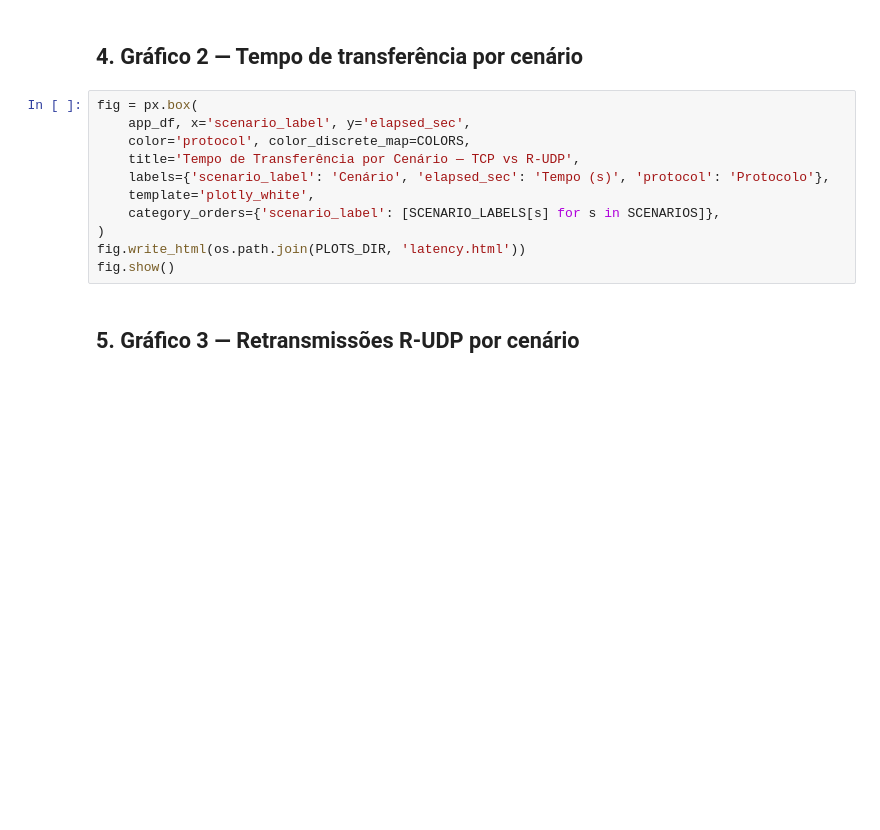
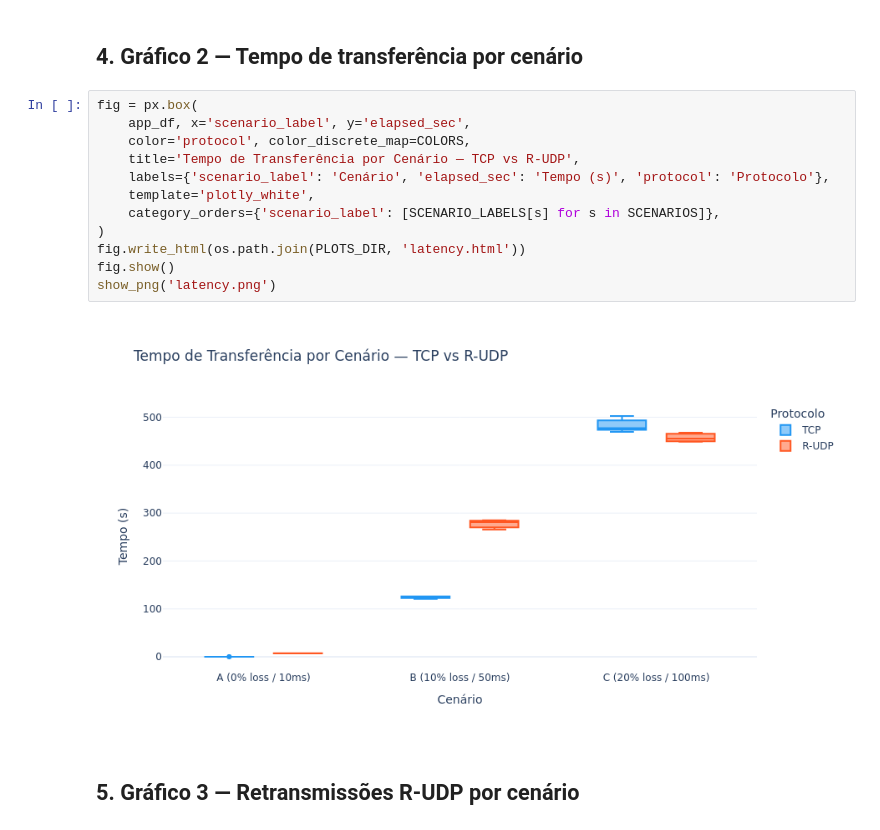
Before and after one commit to luizznelson/redes-ppgcc-tf-fase1, a Jupyter notebook: analysis/analysis_colab.ipynb, the cells around one changed output. Cells and saved outputs as stored; diff of their text form; blank space fills up the shorter version.

```diff
--- a/analysis/analysis_colab.ipynb
+++ b/analysis/analysis_colab.ipynb
@@ -161,14 +171,17 @@ fig.show()
 # %%
 fig = px.box(
     app_df, x='scenario_label', y='elapsed_sec',
     color='protocol', color_discrete_map=COLORS,
     title='Tempo de Transferência por Cenário — TCP vs R-UDP',
     labels={'scenario_label': 'Cenário', 'elapsed_sec': 'Tempo (s)', 'protocol': 'Protocolo'},
     template='plotly_white',
     category_orders={'scenario_label': [SCENARIO_LABELS[s] for s in SCENARIOS]},
 )
 fig.write_html(os.path.join(PLOTS_DIR, 'latency.html'))
 fig.show()
+show_png('latency.png')
+# %% [output]
+[figure, added]
 # %% [markdown]
 ## 5. Gráfico 3 — Retransmissões R-UDP por cenário
 # %%
```
Also changed, not shown: parts of 4 cells of this notebook, 5 other files.
